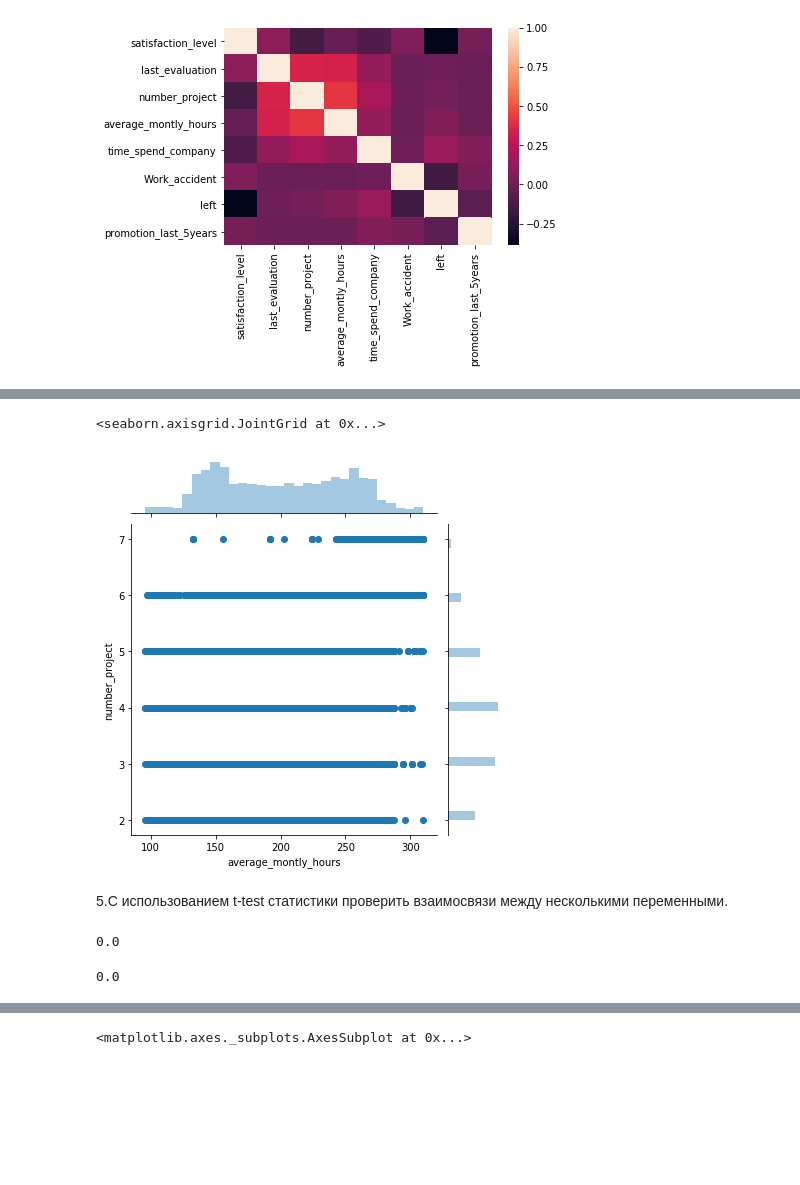
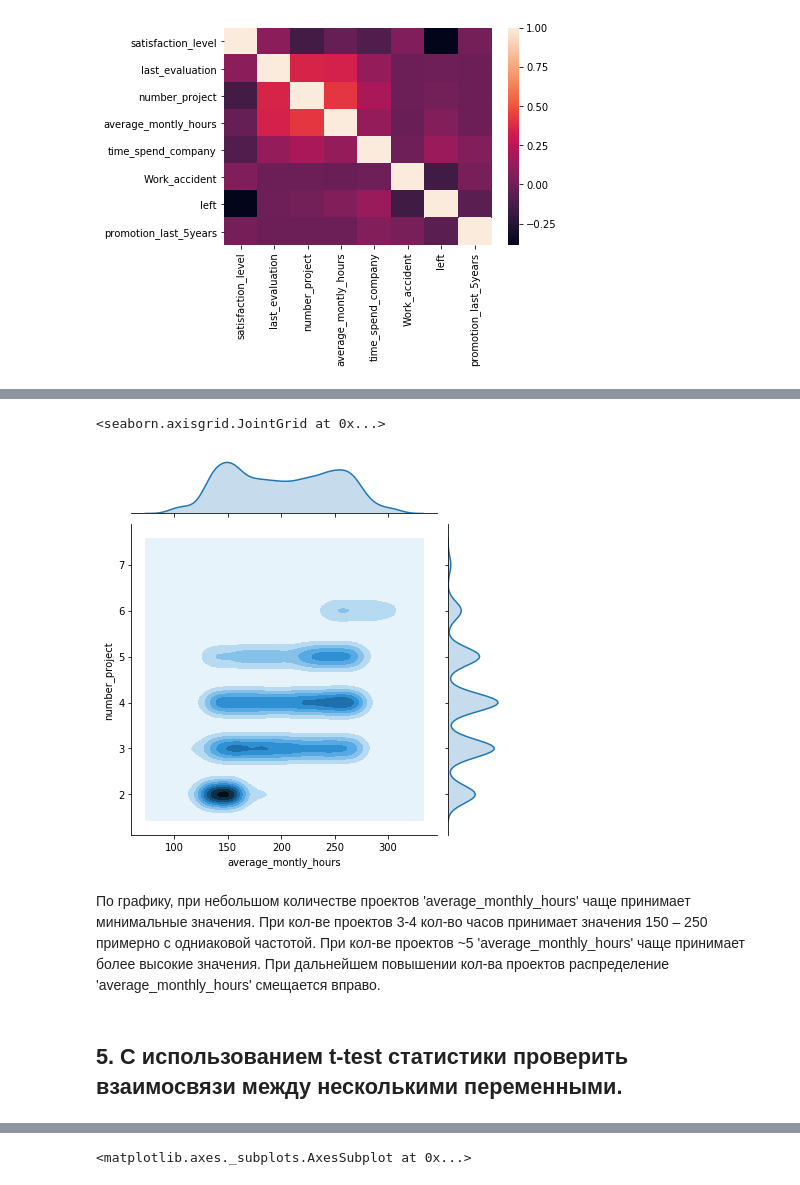
Before and after one commit to uvisaenko/homeworks, a Jupyter notebook: last_homework.ipynb, the cells around one changed output, grey strips where cells are left out. Drawn from its saved outputs; the diff is of its cells as text; code cells hidden in the pictures; blank space fills up the shorter version.

```diff
--- a/last_homework.ipynb
+++ b/last_homework.ipynb
@@ -118,10 +86,12 @@ sns.jointplot(x="average_montly_hours", y="time_spend_company", data=df)
 # %%
-sns.jointplot(x="average_montly_hours", y="number_project", data=df)
+sns.jointplot(x="average_montly_hours", y="number_project", data=df, kind='kde')
 # %% [output]
 <seaborn.axisgrid.JointGrid at 0x...>
-[figure, old version]
+[figure, new version]
+# %% [markdown]
+По графику, при небольшом количестве проектов 'average_monthly_hours' чаще принимает минимальные значения. При кол-ве проектов 3-4 кол-во часов принимает значения 150 – 250 примерно с одниаковой частотой. При кол-ве проектов ~5 'average_monthly_hours' чаще принимает более высокие значения. При дальнейшем повышении кол-ва проектов распределение 'average_monthly_hours' смещается вправо.
 # %% [markdown]
-5.С использованием t-test статистики проверить взаимосвязи между несколькими переменными.
+## 5. С использованием t-test статистики проверить взаимосвязи между несколькими переменными.
 # %%
 import numpy as np
 from scipy.stats import t
@@ -128,12 +98,0 @@ from scipy.stats import t
-# %%
-n=len(df)
-t.sf(np.abs(df.average_montly_hours.mean()-df.time_spend_company.mean())/np.sqrt(
-    (df.average_montly_hours.var()+df.time_spend_company.var())/n),2*n-2)*2
-# %% [output]
-0.0
-# %%
-n=len(df)
-t.sf(np.abs(df.number_project.mean()-df.average_montly_hours.mean())/np.sqrt(
-    (df.number_project.var()+df.average_montly_hours.var())/n),2*n-2)*2
-# %% [output]
-0.0
```
Also changed, not shown: parts of 24 cells of this notebook.
